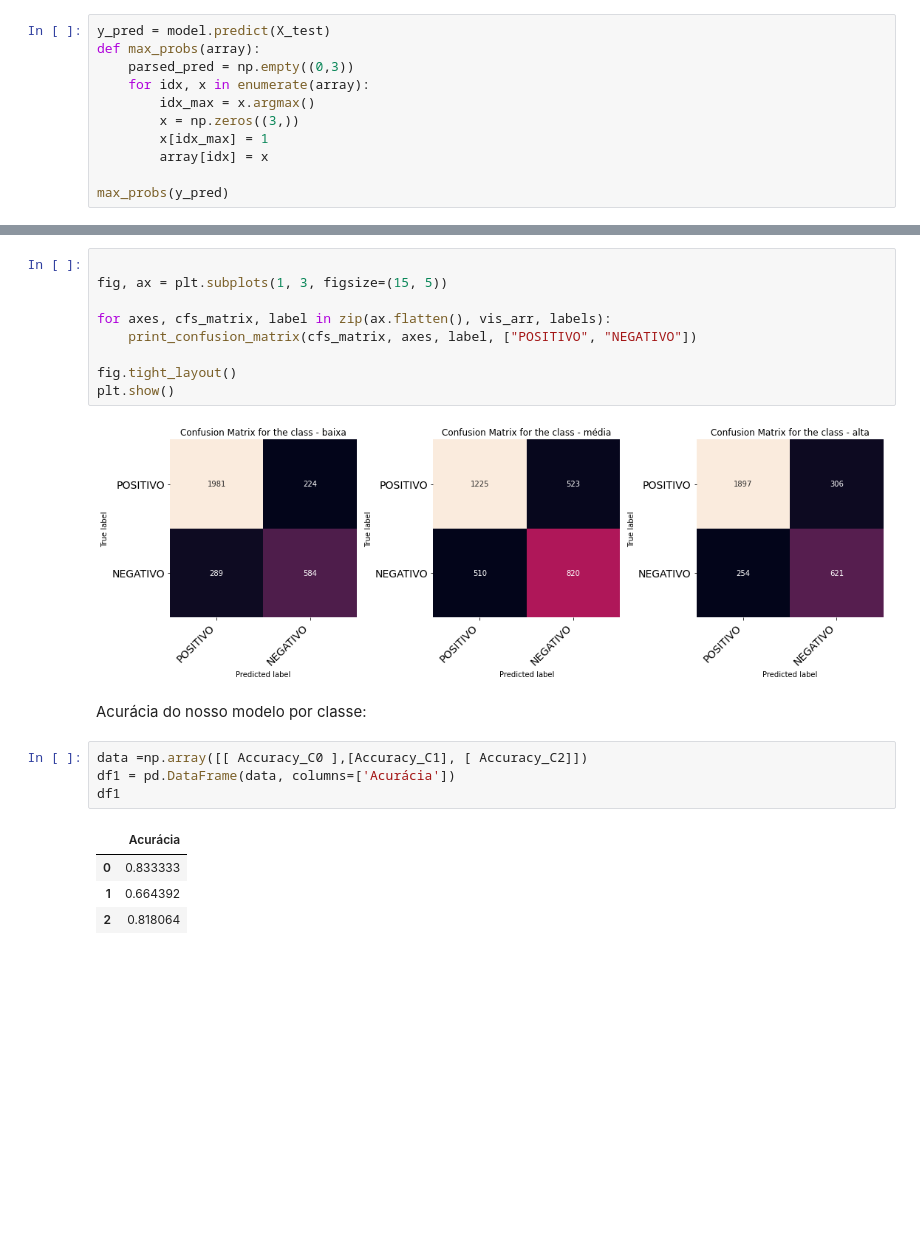
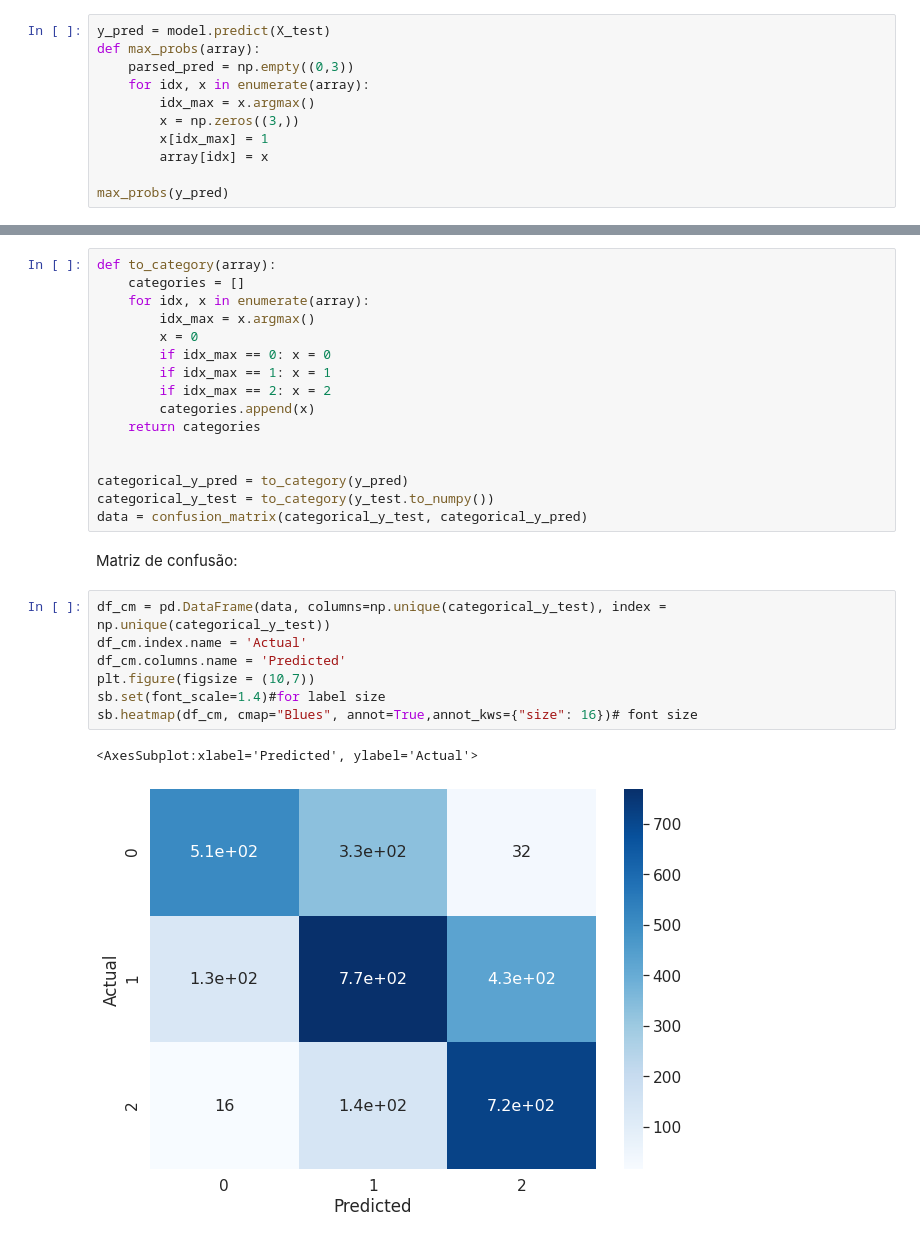
Before and after one commit to pedrohba1/IC, a Jupyter notebook: vinhos/smote.ipynb, the cells around one changed output, grey strips where cells are left out. Cells and saved outputs as stored; diff of their text form; blank space fills up the shorter version.

Commit message:
matriz de confusão ajustada

```diff
--- a/vinhos/smote.ipynb
+++ b/vinhos/smote.ipynb
@@ -293,22 +263,28 @@ def print_confusion_matrix(multilabel_confusion_matrix, axes, class_label, class
-# %%
-
-fig, ax = plt.subplots(1, 3, figsize=(15, 5))
-
-for axes, cfs_matrix, label in zip(ax.flatten(), vis_arr, labels):
-    print_confusion_matrix(cfs_matrix, axes, label, ["POSITIVO", "NEGATIVO"])
-
-fig.tight_layout()
-plt.show()
-# %% [output]
-[figure, removed]
-# %% [markdown]
-Acurácia do nosso modelo por classe:
-# %%
-data =np.array([[ Accuracy_C0 ],[Accuracy_C1], [ Accuracy_C2]])
-df1 = pd.DataFrame(data, columns=['Acurácia'])
-df1
-# %% [output]
-|  | Acurácia |
-| 0 | 0.833333 |
-| 1 | 0.664392 |
-| 2 | 0.818064 |
+# %%
+def to_category(array):
+    categories = []
+    for idx, x in enumerate(array):
+        idx_max = x.argmax()
+        x = 0
+        if idx_max == 0: x = 0
+        if idx_max == 1: x = 1
+        if idx_max == 2: x = 2
+        categories.append(x)
+    return categories
+
+
+categorical_y_pred = to_category(y_pred)
+categorical_y_test = to_category(y_test.to_numpy())
+data = confusion_matrix(categorical_y_test, categorical_y_pred)
+# %% [markdown]
+Matriz de confusão:
+# %%
+df_cm = pd.DataFrame(data, columns=np.unique(categorical_y_test), index = np.unique(categorical_y_test))
+df_cm.index.name = 'Actual'
+df_cm.columns.name = 'Predicted'
+plt.figure(figsize = (10,7))
+sb.set(font_scale=1.4)#for label size
+sb.heatmap(df_cm, cmap="Blues", annot=True,annot_kws={"size": 16})# font size
+# %% [output]
+<AxesSubplot:xlabel='Predicted', ylabel='Actual'>
+[figure, added]
```
Also changed, not shown: parts of 8 cells of this notebook, 1 other file.
